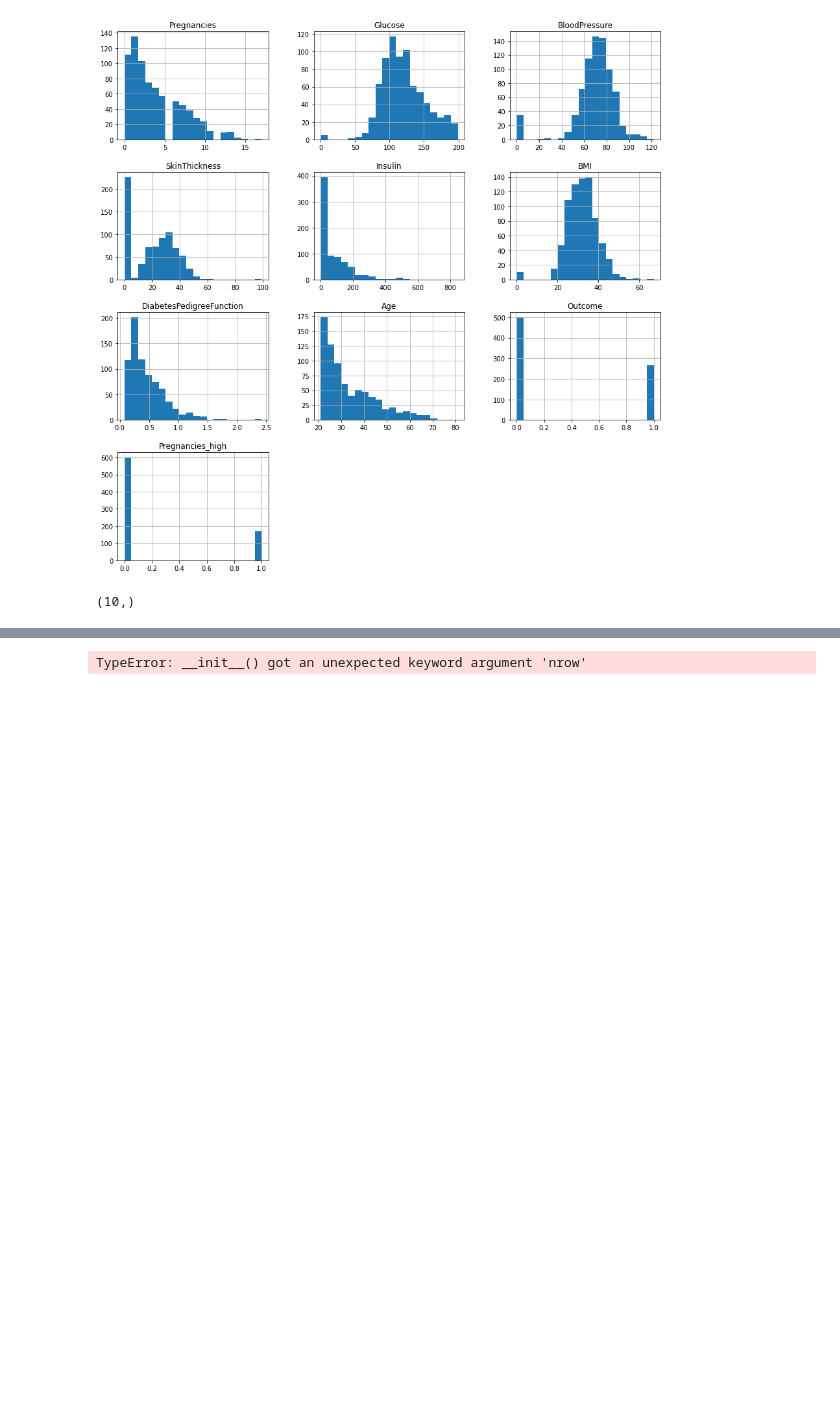
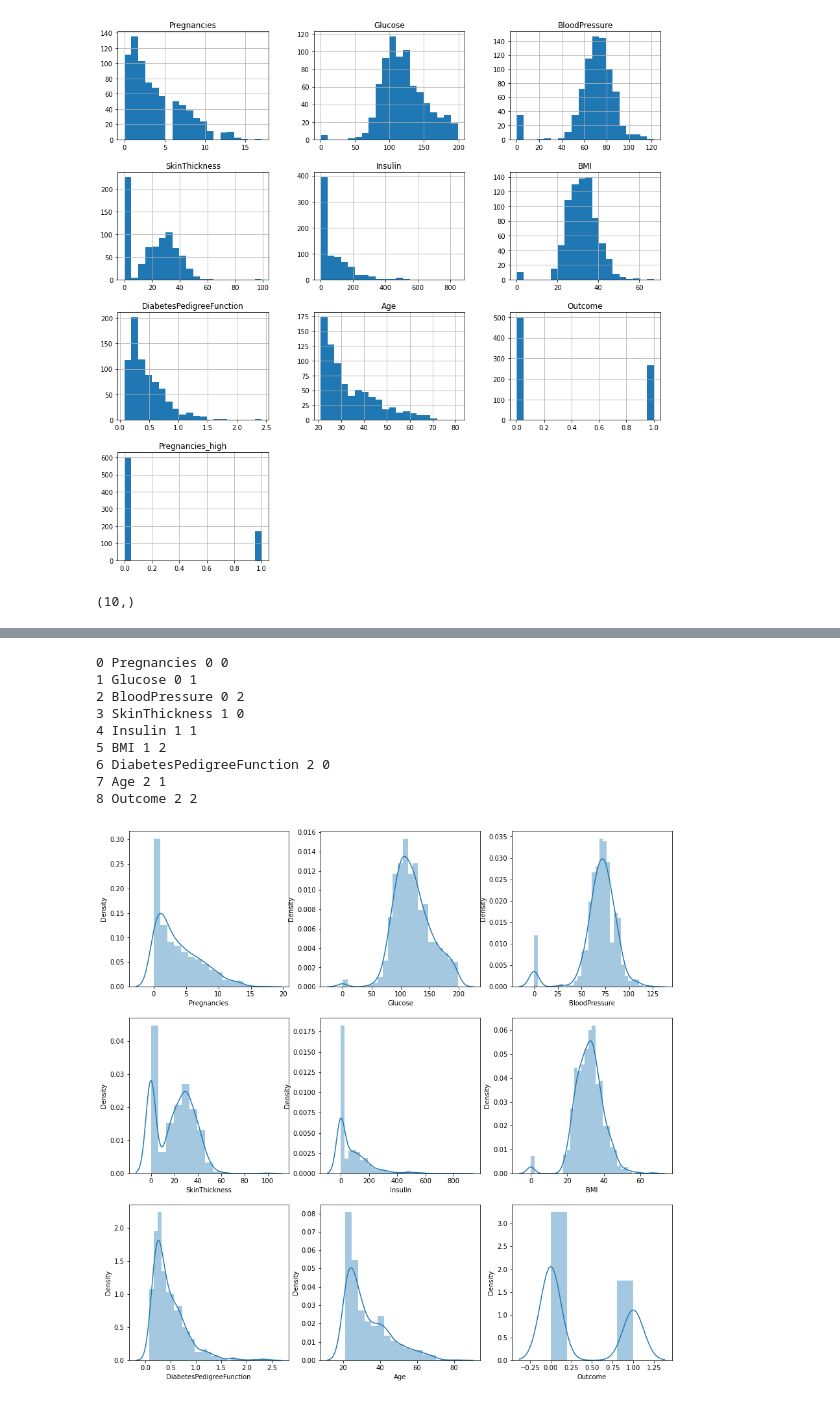
Before and after one commit to shinjangwoon/Kaggle, a Jupyter notebook: kaggle/Pima Indians/Pima Indians EDA.ipynb, the cells around one changed output, grey strips where cells are left out. Cells and saved outputs as stored; diff of their text form; code cells hidden in the pictures; blank space fills up the shorter version.

```diff
--- a/kaggle/Pima Indians/Pima Indians EDA.ipynb
+++ b/kaggle/Pima Indians/Pima Indians EDA.ipynb
@@ -304,3 +304,6 @@ col_num = df.columns.shape
 col_num
 # %% [output]
 (10,)
+# %%
+cols = df.columns[:-1].tolist()
+cols
@@ -307,5 +323,18 @@ col_num
 # %%
-fig, axes = plt.subplots(nrow=3, ncol=3, figsize=(15,15),)
-sns.displot(df['Outcome'], ax=axes[0][0])
+fig, axes = plt.subplots(nrows=3, ncols=3, figsize=(15,15))
+for i, col_name in enumerate(cols):
+    row = i // 3
+    col = i % 3
+    print(i, col_name, row, col)
+    sns.distplot(df[col_name], ax=axes[row][col])
 # %% [output]
-TypeError: __init__() got an unexpected keyword argument 'nrow'
+0 Pregnancies 0 0
+1 Glucose 0 1
+2 BloodPressure 0 2
+3 SkinThickness 1 0
+4 Insulin 1 1
+5 BMI 1 2
+6 DiabetesPedigreeFunction 2 0
+7 Age 2 1
+8 Outcome 2 2
+[figure, added]
```
Also changed, not shown: parts of 20 cells of this notebook.
